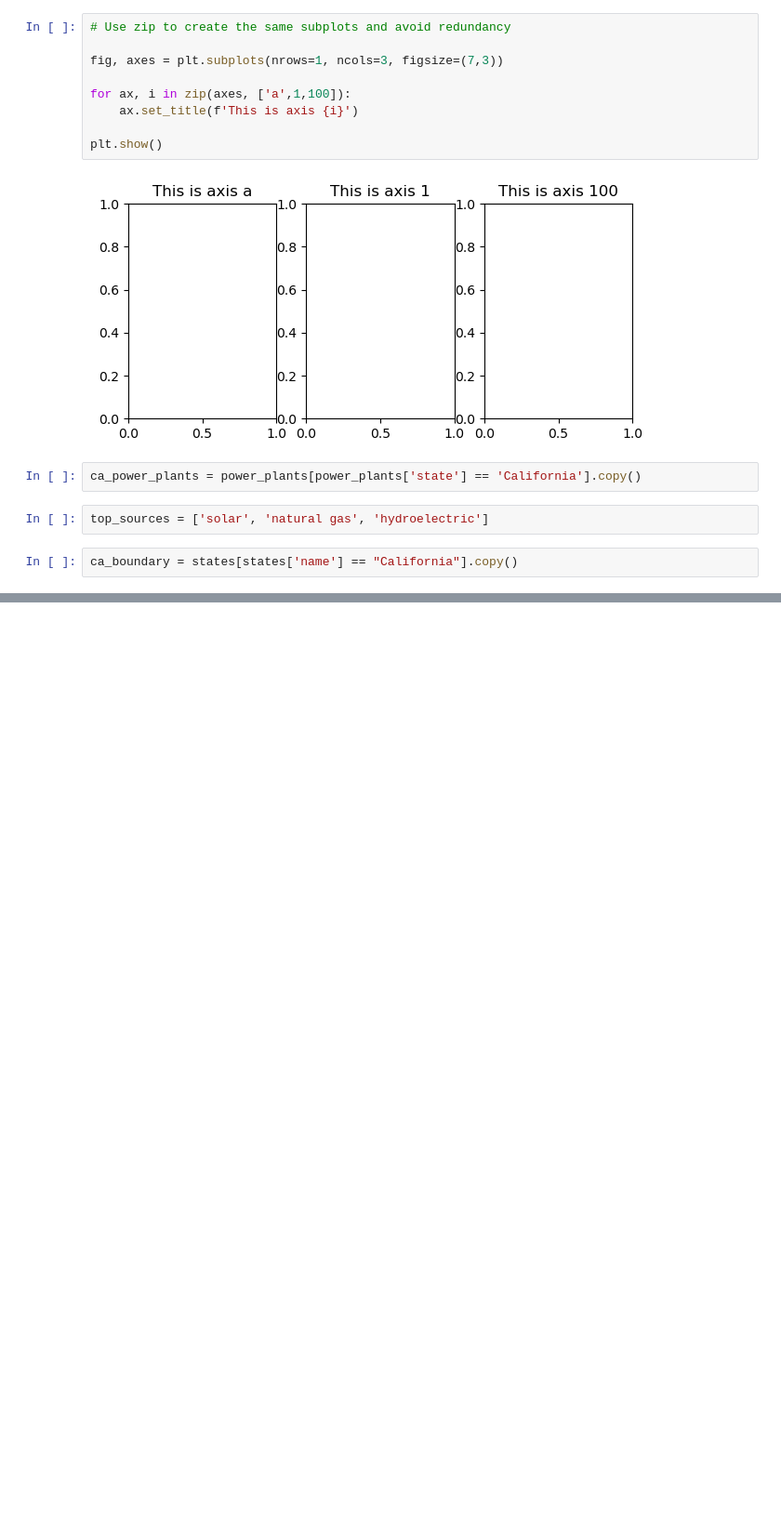
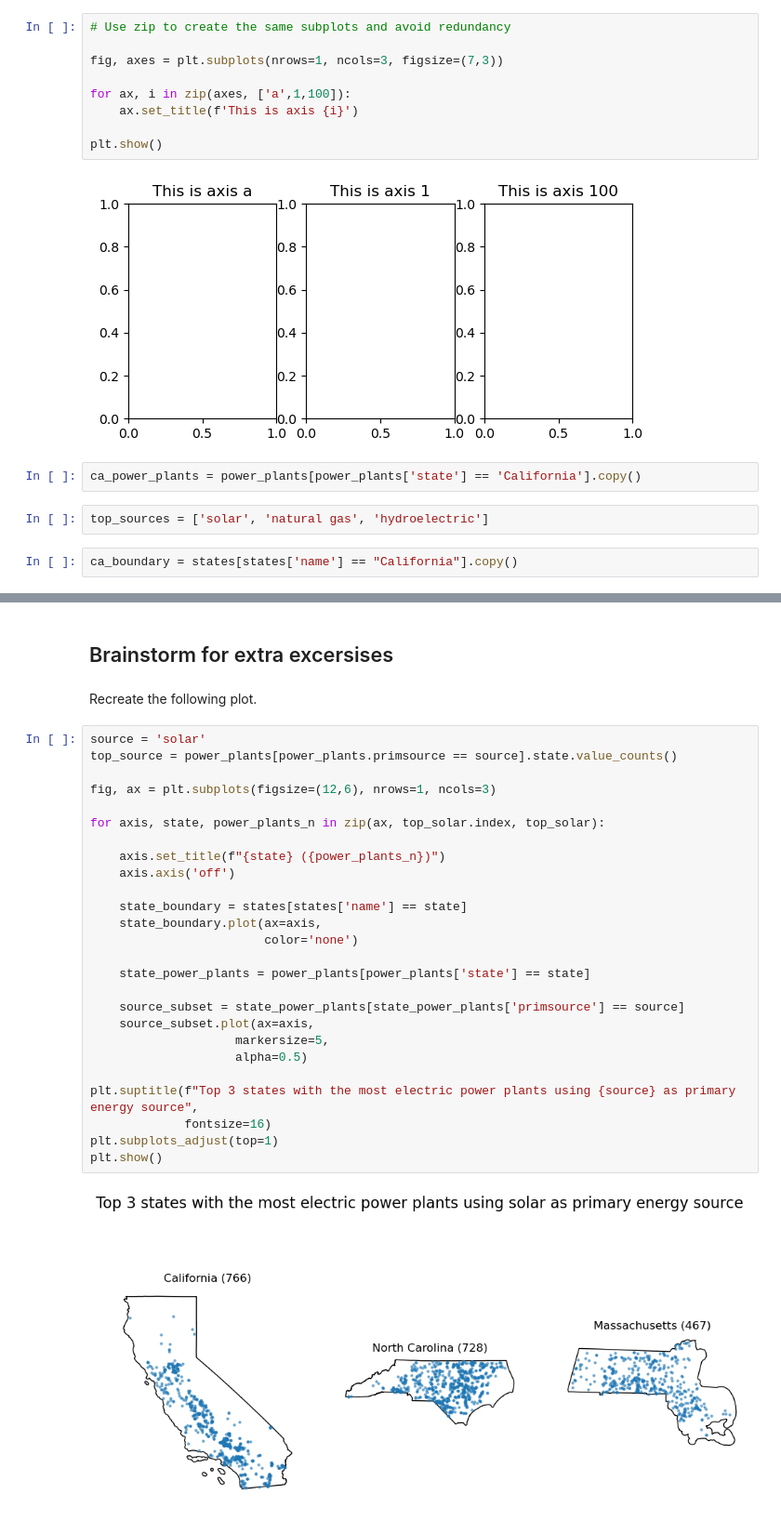
Before and after one commit to carmengg/eds220-2025-in-class, a Jupyter notebook: week5-streamline-your-code.ipynb, the cells around one changed output, grey strips where cells are left out. Shown at 93% size. Drawn from its saved outputs; the diff is of its cells as text; blank space fills up the shorter version.

Commit message:
Week6: need to add exercise, week5: brainstorm exercise is here.

```diff
--- a/week5-streamline-your-code.ipynb
+++ b/week5-streamline-your-code.ipynb
@@ -367,0 +367,32 @@ plt.show()
+# %% [markdown]
+## Brainstorm for extra excersises
+# %% [markdown]
+Recreate the following plot.
+# %%
+source = 'solar'
+top_source = power_plants[power_plants.primsource == source].state.value_counts()
+
+fig, ax = plt.subplots(figsize=(12,6), nrows=1, ncols=3)
+
+for axis, state, power_plants_n in zip(ax, top_solar.index, top_solar):
+
+    axis.set_title(f"{state} ({power_plants_n})")
+    axis.axis('off')
+
+    state_boundary = states[states['name'] == state]
+    state_boundary.plot(ax=axis,
+                        color='none')
+
+    state_power_plants = power_plants[power_plants['state'] == state]
+
+    source_subset = state_power_plants[state_power_plants['primsource'] == source]
+    source_subset.plot(ax=axis,
+                    markersize=5,
+                    alpha=0.5)
+
+plt.suptitle(f"Top 3 states with the most electric power plants using {source} as primary energy source",
+             fontsize=16)
+plt.subplots_adjust(top=1)
+plt.show()
+# %% [output]
+[figure, added]
```
Also changed, not shown: parts of 1 cell of this notebook, 1 other file.
